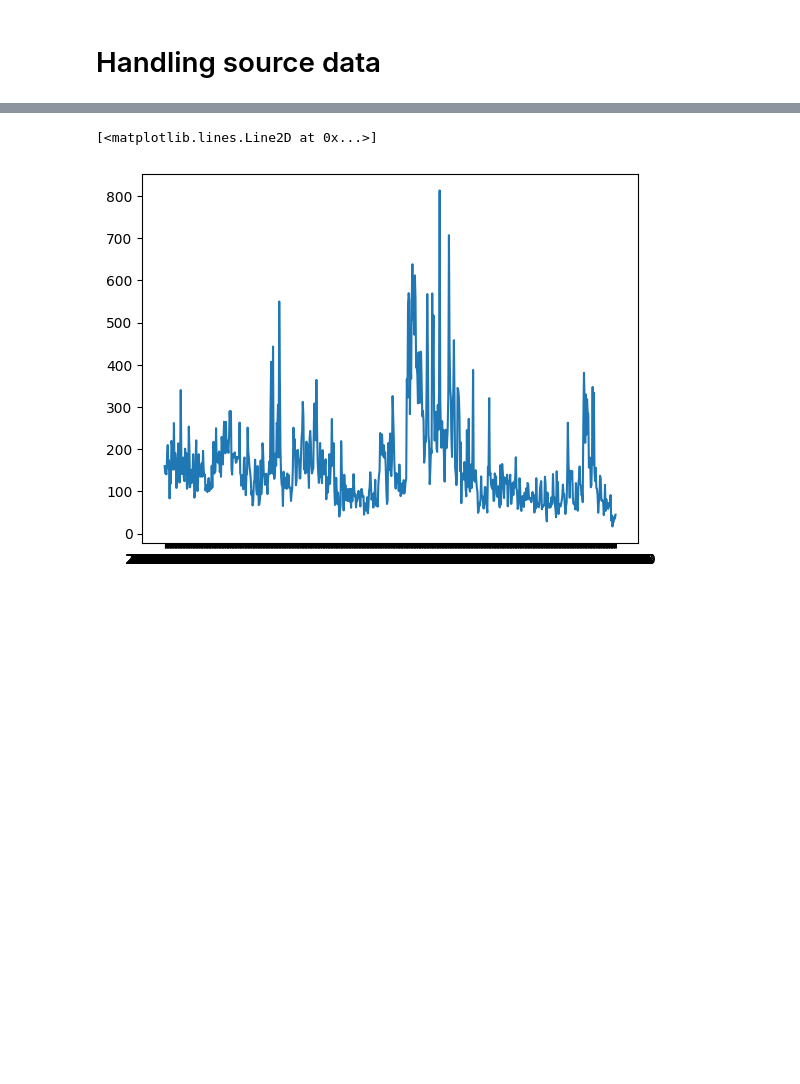
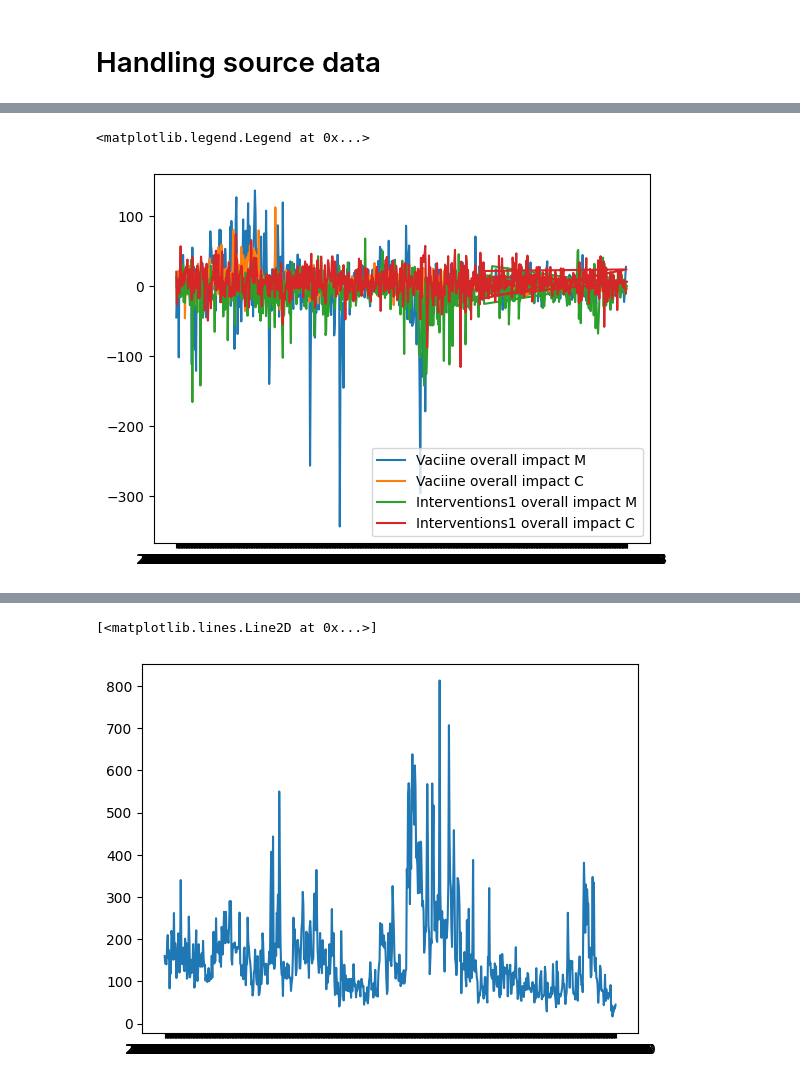
Before and after one commit to Song921012/CognitiveModel.jl, a Jupyter notebook: dataprocess.ipynb, the cells around one changed output, grey strips where cells are left out. Drawn from its saved outputs; the diff is of its cells as text; code cells hidden in the pictures; blank space fills up the shorter version.

```diff
--- a/dataprocess.ipynb
+++ b/dataprocess.ipynb
@@ -9,0 +48,9 @@ def getseries(url,column):
+# %%
+plt.plot(bert_vaccine2_M, label="Vaciine overall impact M")
+plt.plot(bert_vaccine2_C, label="Vaciine overall impact C")
+plt.plot(bert_interventions2_M, label="Interventions1 overall impact M")
+plt.plot(bert_interventions2_C, label="Interventions1 overall impact C")
+plt.legend()
+# %% [output]
+<matplotlib.legend.Legend at 0x...>
+[figure, added]
```
Also changed, not shown: parts of 22 cells of this notebook, 1 other file.
